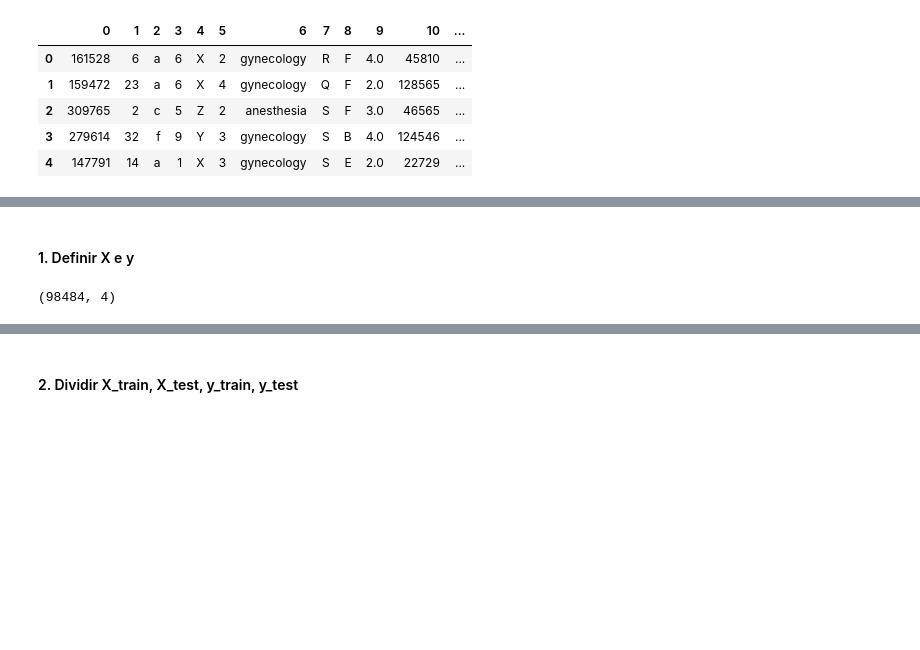
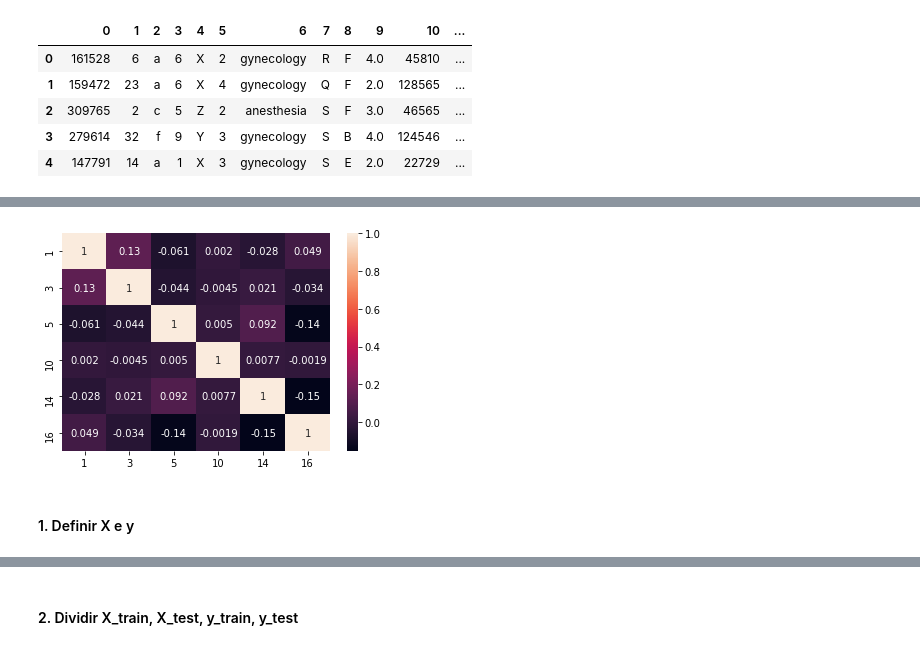
Before and after one commit to Clapiniella/data_science_jun_2020, a Jupyter notebook: week9/day5/competition/confeti_kaggle.ipynb, the cells around one changed output, grey strips where cells are left out. Saved outputs shown, nothing was run; the diff lists cells and outputs as text; code cells hidden in the pictures; blank space fills up the shorter version.

```diff
--- a/week9/day5/competition/confeti_kaggle.ipynb
+++ b/week9/day5/competition/confeti_kaggle.ipynb
@@ -14,5 +31,5 @@ warnings.filterwarnings('ignore')
 # %%
-df = pd.read_csv("dekaggle/healthcare/output/train_set.csv")
+df = pd.read_csv("healthcare/train_set.csv")
 # %%
 df.info()
 # %% [output]
@@ -61,7 +78,7 @@ Name: 17, dtype: int64
 # %%
 # esto es necesario para evitar futuros errores pero si quitaráis las columnas con Nan no haría falta
 # Nan no vale pero 0 sí
-df = df.dropna()
+#df = df.dropna()
 # esto quita filas y por tanto no se lo podremos aplicar al dataset de predicción
 # %%
 # quitad la primera columna porque corresponde con el case_id y por tanto no le servirá al modelo para aprender...
@@ -69,0 +109,4 @@ df.drop("0",1,inplace = True)
+# %%
+# Elimino columna 9 y 11 por tener nan
+df.drop(["9", "11"],1,inplace = True)
+df
@@ -70,9 +127,10 @@ df.drop("0",1,inplace = True)
+# %%
+# Matriz de correlación
+# No encuentro mucha correlación. Entrenaré con todos los datos
+corrMatrix = df.corr()
+sns.heatmap(corrMatrix, annot=True)
+plt.show()
+# %% [output]
+[figure, added]
 # %% [markdown]
 #### 1. Definir X e y
-# %%
-# coger las columnas 1, 3, 5, 9 tiene solo valor ilustrativo, NO LO COPIÉIS
-X = np.array(df[["1","3","5","9"]])
-y = np.array(df['17'])
-X.shape
-# %% [output]
-(98484, 4)
```
Also changed, not shown: parts of 56 cells of this notebook, 32 other files.
